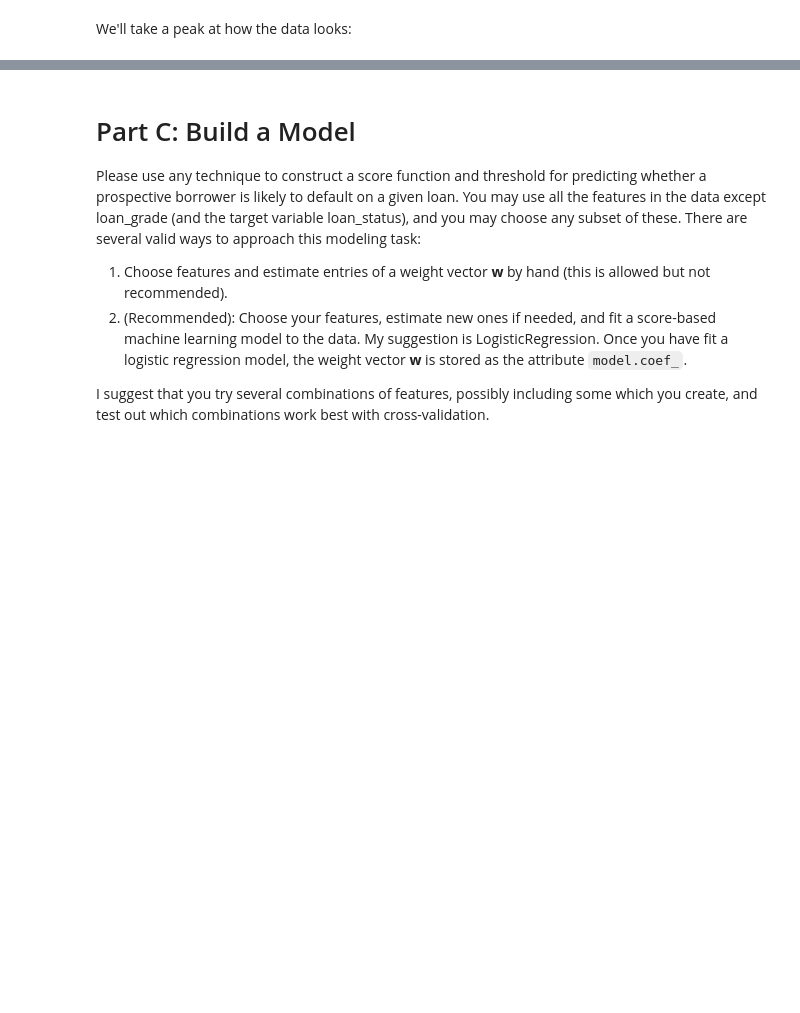
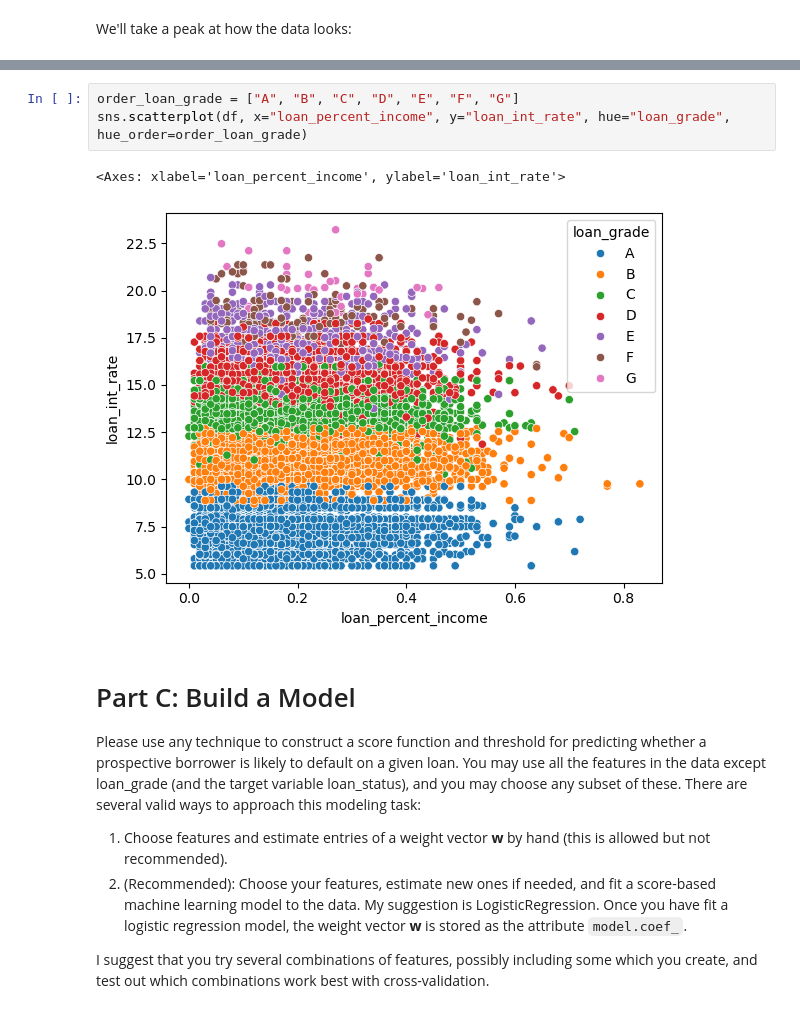
Before and after one commit to charliemoore00/charliemoore00.github.io, a Jupyter notebook: posts/whose-costs/index.ipynb, the cells around one changed output, grey strips where cells are left out. Drawn from its saved outputs; the diff is of its cells as text; blank space fills up the shorter version.

```diff
--- a/posts/whose-costs/index.ipynb
+++ b/posts/whose-costs/index.ipynb
@@ -37,3 +79,9 @@ Which segments of prospective borrowers have access to large lines of credit?
+# %%
+order_loan_grade = ["A", "B", "C", "D", "E", "F", "G"]
+sns.scatterplot(df, x="loan_percent_income", y="loan_int_rate", hue="loan_grade", hue_order=order_loan_grade)
+# %% [output]
+<Axes: xlabel='loan_percent_income', ylabel='loan_int_rate'>
+[figure, added]
 # %% [markdown]
 # Part C: Build a Model
 
```
Also changed, not shown: parts of 15 cells of this notebook, 11 other files.
